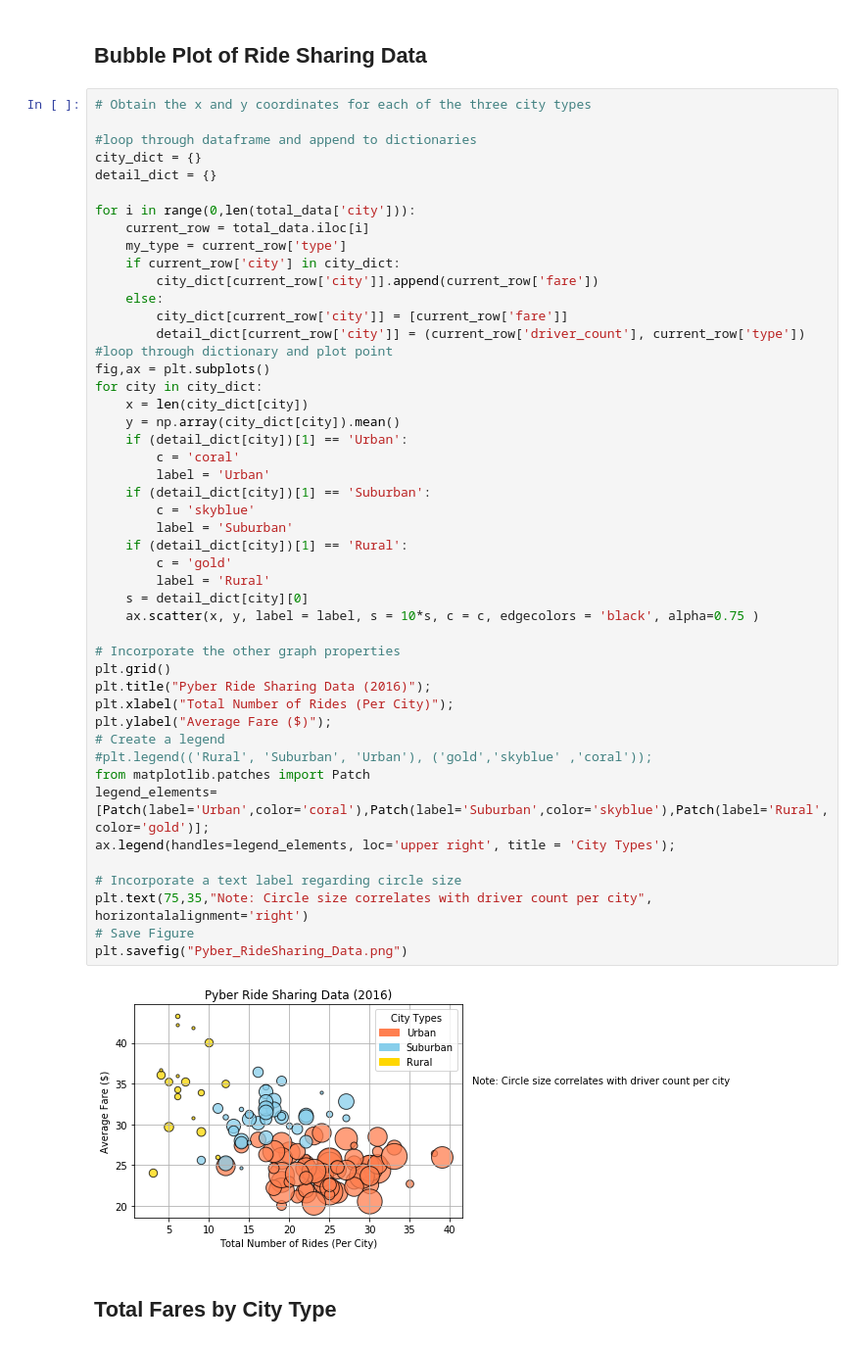
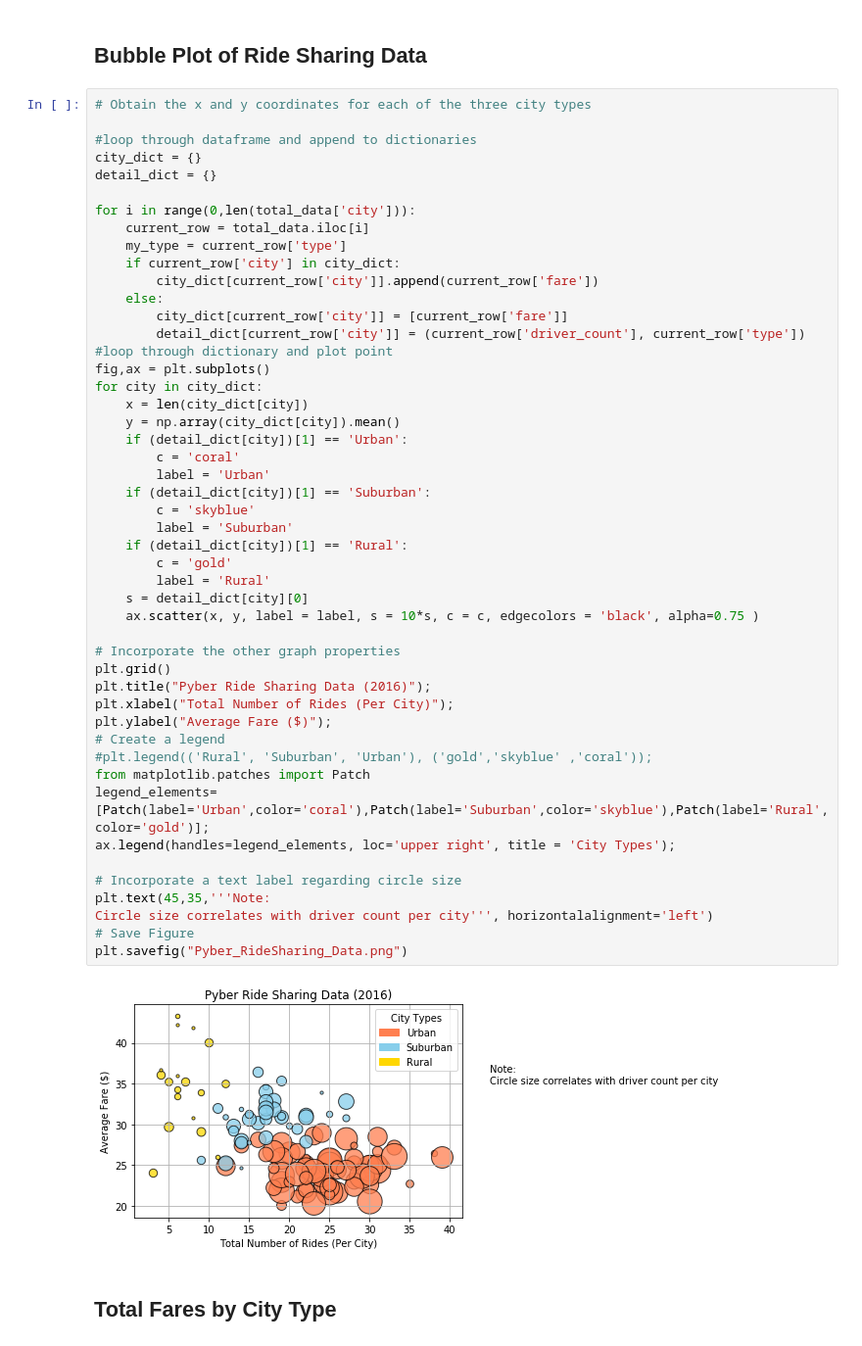
Before and after one commit to sandraortellado/matplotlib, a Jupyter notebook: pyber_final.ipynb, the cells around one changed output. Shown: that part at 98% size. Saved outputs shown, nothing was run; the diff lists cells and outputs as text.

```diff
--- a/pyber_final.ipynb
+++ b/pyber_final.ipynb
@@ -54,35 +54,36 @@ fig,ax = plt.subplots()
 for city in city_dict:
     x = len(city_dict[city])
     y = np.array(city_dict[city]).mean()
     if (detail_dict[city])[1] == 'Urban':
         c = 'coral'
         label = 'Urban'
     if (detail_dict[city])[1] == 'Suburban':
         c = 'skyblue'
         label = 'Suburban'
     if (detail_dict[city])[1] == 'Rural':
         c = 'gold'
         label = 'Rural'
     s = detail_dict[city][0]
     ax.scatter(x, y, label = label, s = 10*s, c = c, edgecolors = 'black', alpha=0.75 )
 
 # Incorporate the other graph properties
 plt.grid()
 plt.title("Pyber Ride Sharing Data (2016)");
 plt.xlabel("Total Number of Rides (Per City)");
 plt.ylabel("Average Fare ($)");
 # Create a legend
 #plt.legend(('Rural', 'Suburban', 'Urban'), ('gold','skyblue' ,'coral'));
 from matplotlib.patches import Patch
 legend_elements=[Patch(label='Urban',color='coral'),Patch(label='Suburban',color='skyblue'),Patch(label='Rural',color='gold')];
 ax.legend(handles=legend_elements, loc='upper right', title = 'City Types');
 
 # Incorporate a text label regarding circle size
-plt.text(75,35,"Note: Circle size correlates with driver count per city", horizontalalignment='right')
+plt.text(45,35,'''Note:
+Circle size correlates with driver count per city''', horizontalalignment='left')
 # Save Figure
 plt.savefig("Pyber_RideSharing_Data.png")
 # %% [output]
-[figure, old version]
+[figure, new version]
 # %% [markdown]
 ## Total Fares by City Type
 # %%
```
